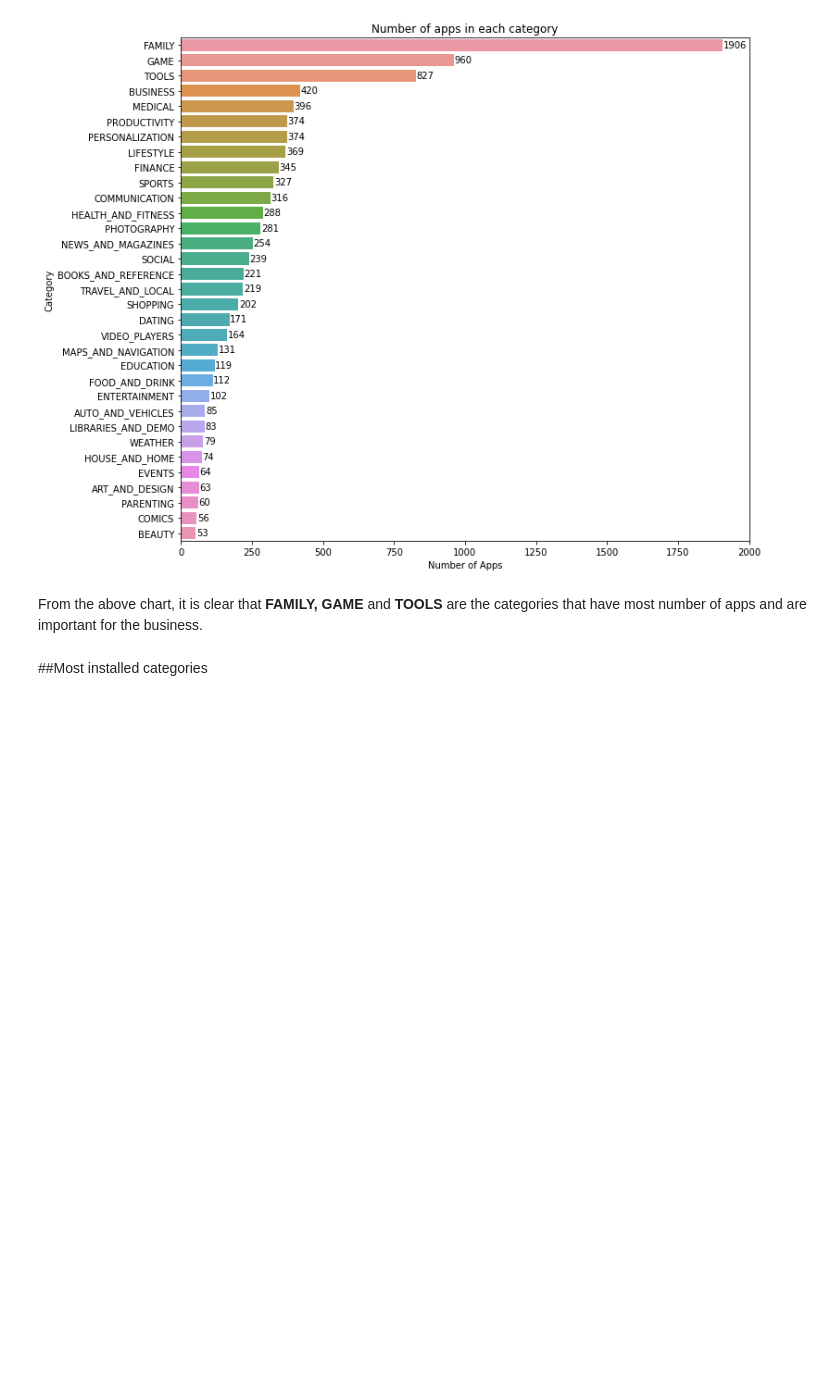
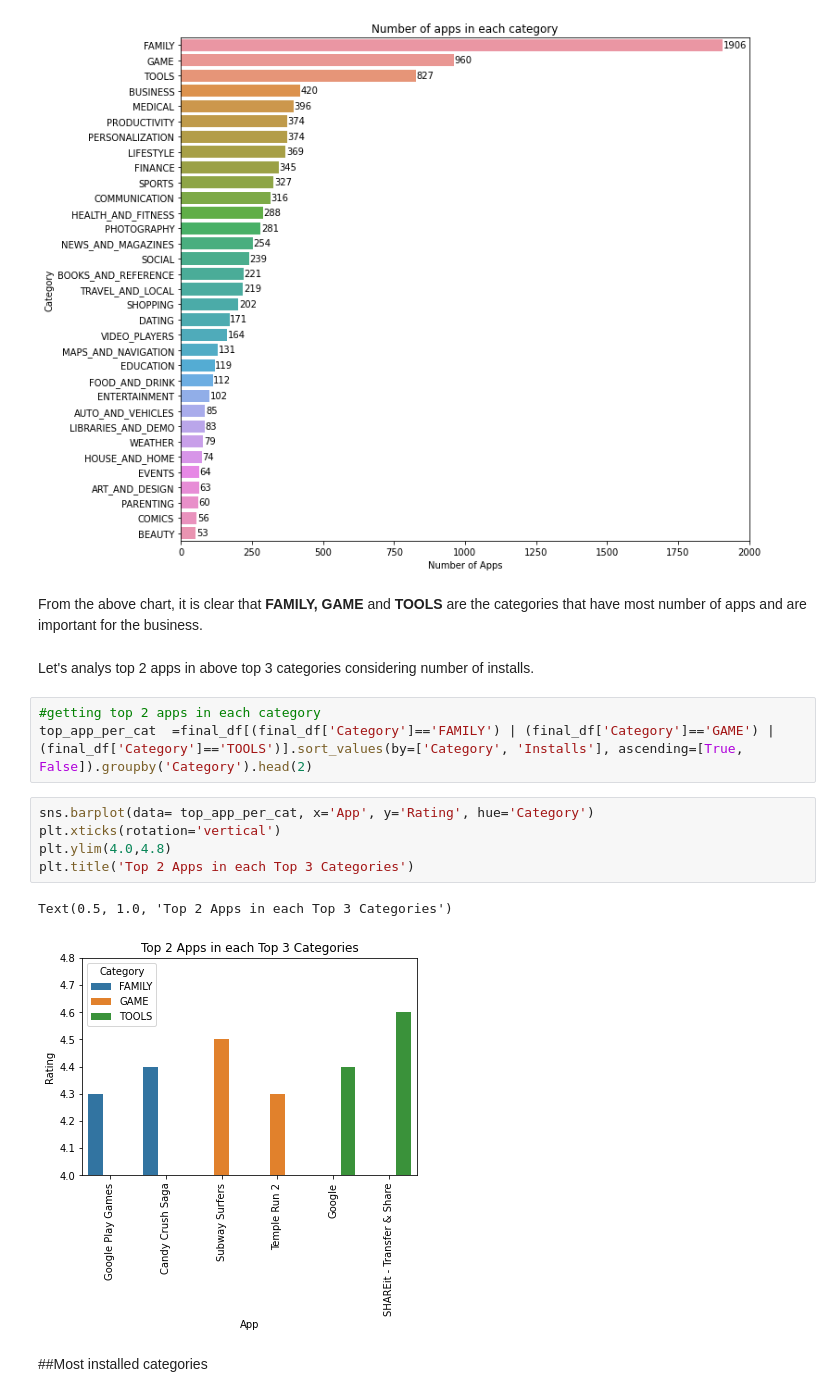
Before and after one commit to pranavdevi28/Play_Store_Data_Analysis, a Jupyter notebook: Play_Store_App_Review_Analysis_Capstone_Project.ipynb, the cells around one changed output. Drawn from its saved outputs; the diff is of its cells as text; blank space fills up the shorter version.

```diff
--- a/Play_Store_App_Review_Analysis_Capstone_Project.ipynb
+++ b/Play_Store_App_Review_Analysis_Capstone_Project.ipynb
@@ -519,6 +519,19 @@ Text(0.5, 1.0, 'Number of apps in each category')
 [figure]
 # %% [markdown]
 From the above chart, it is clear that **FAMILY, GAME** and **TOOLS** are the categories that have most number of apps and are important for the business.
+# %% [markdown]
+Let's analys top 2 apps in above top 3 categories considering number of installs.
+# %%
+#getting top 2 apps in each category
+top_app_per_cat  =final_df[(final_df['Category']=='FAMILY') | (final_df['Category']=='GAME') | (final_df['Category']=='TOOLS')].sort_values(by=['Category', 'Installs'], ascending=[True, False]).groupby('Category').head(2)
+# %%
+sns.barplot(data= top_app_per_cat, x='App', y='Rating', hue='Category')
+plt.xticks(rotation='vertical')
+plt.ylim(4.0,4.8)
+plt.title('Top 2 Apps in each Top 3 Categories')
+# %% [output]
+Text(0.5, 1.0, 'Top 2 Apps in each Top 3 Categories')
+[figure, added]
 # %% [markdown]
 ##Most installed categories
 # %%
```
Also changed, not shown: parts of 6 cells of this notebook.
